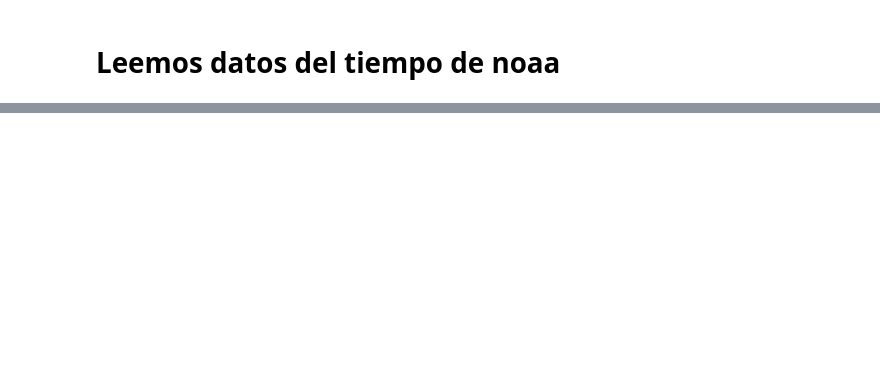
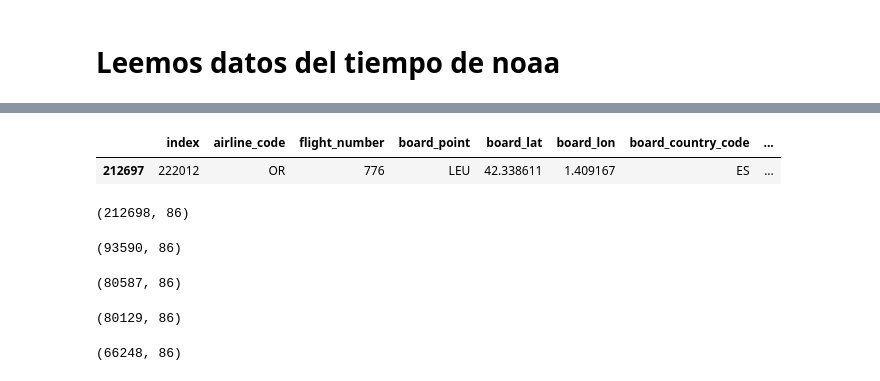
Before and after one commit to EMayorga/TFM, a Jupyter notebook: WeatherScriptv02.ipynb, the cells around one changed output, grey strips where cells are left out. Saved outputs shown, nothing was run; the diff lists cells and outputs as text; code cells hidden in the pictures; blank space fills up the shorter version.

```diff
--- a/WeatherScriptv02.ipynb
+++ b/WeatherScriptv02.ipynb
@@ -505,0 +476,25 @@ empiezo el dia -  31
+# %%
+vuelosSinTratar[vuelosSinTratar['anyoSalida']==2011]
+# %% [output]
+|  | index | airline_code | flight_number | board_point | board_lat | board_lon | board_country_code | ... |
+| 212697 | 222012 | OR | 776 | LEU | 42.338611 | 1.409167 | ES | ... |
+# %%
+vuelos.shape
+# %% [output]
+(212698, 86)
+# %%
+vuelos[vuelos.TMIN_d==9999.0].shape
+# %% [output]
+(93590, 86)
+# %%
+vuelos[vuelos.TMIN_o==9999.0].shape
+# %% [output]
+(80587, 86)
+# %%
+vuelos[vuelos.TMAX_d==9999.0].shape
+# %% [output]
+(80129, 86)
+# %%
+vuelos[vuelos.TMAX_o==9999.0].shape
+# %% [output]
+(66248, 86)
```
Also changed, not shown: parts of 38 cells of this notebook.
